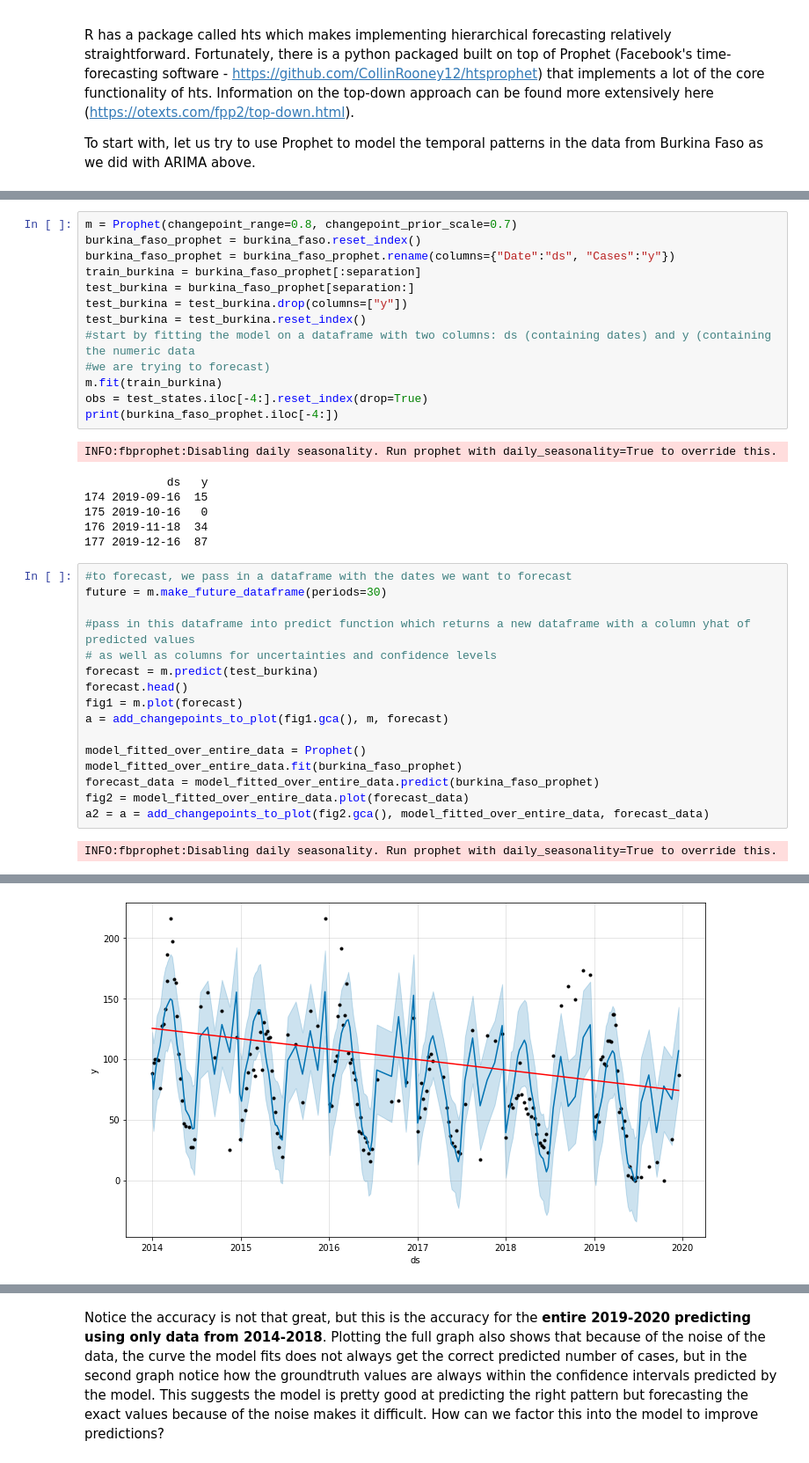
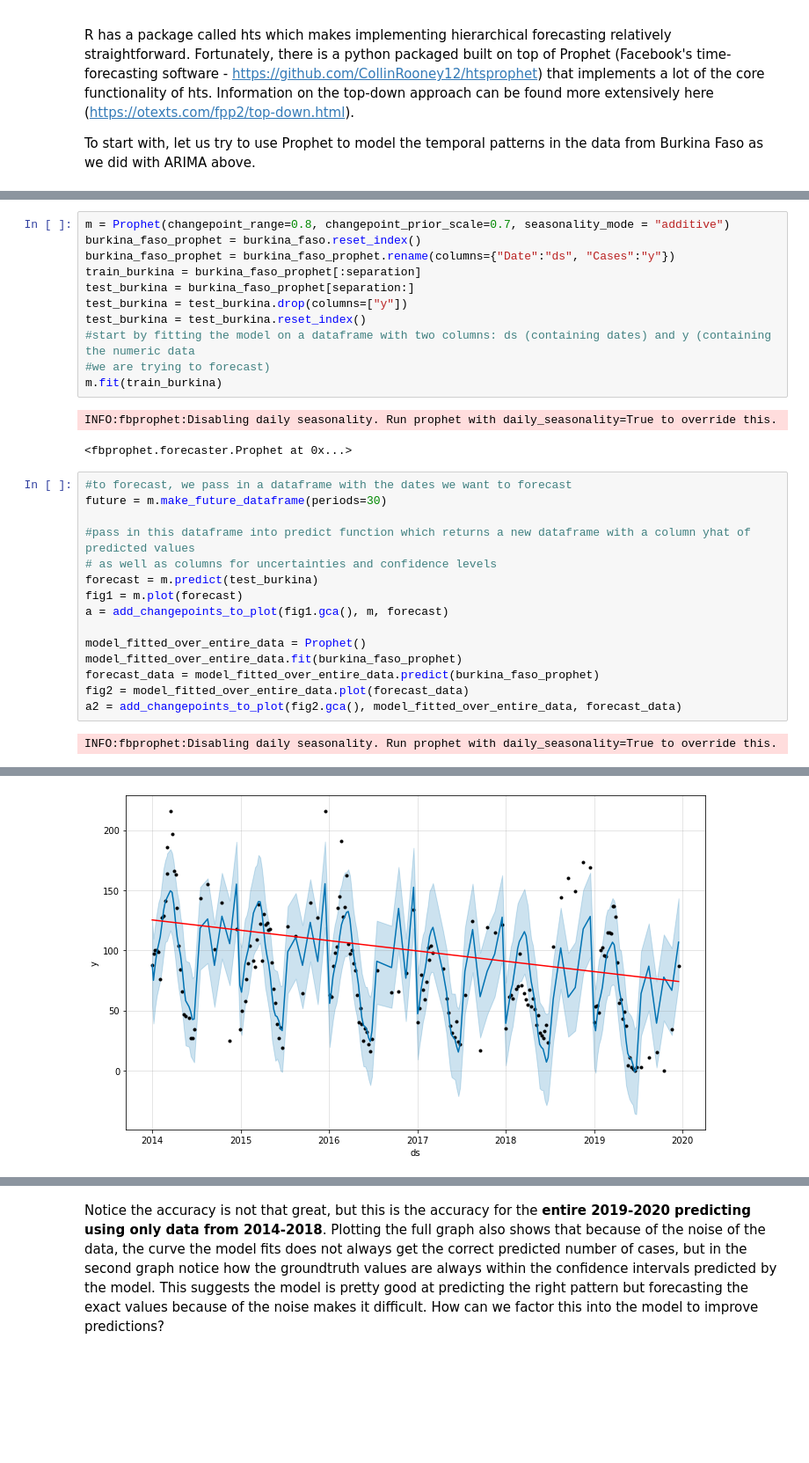
Before and after one commit to amirgamil/Meningitis-Analysis, a Jupyter notebook: Code/Autoregressive Models.ipynb, the cells around one changed output, grey strips where cells are left out. Shown: that part at 88% size. Drawn from its saved outputs; the diff is of its cells as text; blank space fills up the shorter version.

```diff
--- a/Code/Autoregressive Models.ipynb
+++ b/Code/Autoregressive Models.ipynb
@@ -338,5 +377,5 @@ To start with, let us try to use Prophet to model the temporal patterns in the d
 # %%
-m = Prophet(changepoint_range=0.8, changepoint_prior_scale=0.7)
+m = Prophet(changepoint_range=0.8, changepoint_prior_scale=0.7, seasonality_mode = "additive")
 burkina_faso_prophet = burkina_faso.reset_index()
 burkina_faso_prophet = burkina_faso_prophet.rename(columns={"Date":"ds", "Cases":"y"})
 train_burkina = burkina_faso_prophet[:separation]
@@ -346,34 +385,27 @@ test_burkina = test_burkina.reset_index()
 #start by fitting the model on a dataframe with two columns: ds (containing dates) and y (containing the numeric data
 #we are trying to forecast)
 m.fit(train_burkina)
-obs = test_states.iloc[-4:].reset_index(drop=True)
-print(burkina_faso_prophet.iloc[-4:])
 # %% [output]
 INFO:fbprophet:Disabling daily seasonality. Run prophet with daily_seasonality=True to override this.
-            ds   y
-174 2019-09-16  15
-175 2019-10-16   0
-176 2019-11-18  34
-177 2019-12-16  87
+<fbprophet.forecaster.Prophet at 0x...>
 # %%
 #to forecast, we pass in a dataframe with the dates we want to forecast
 future = m.make_future_dataframe(periods=30)
 
 #pass in this dataframe into predict function which returns a new dataframe with a column yhat of predicted values
 # as well as columns for uncertainties and confidence levels
 forecast = m.predict(test_burkina)
-forecast.head()
 fig1 = m.plot(forecast)
 a = add_changepoints_to_plot(fig1.gca(), m, forecast)
 
 model_fitted_over_entire_data = Prophet()
 model_fitted_over_entire_data.fit(burkina_faso_prophet)
 forecast_data = model_fitted_over_entire_data.predict(burkina_faso_prophet)
 fig2 = model_fitted_over_entire_data.plot(forecast_data)
-a2 = a = add_changepoints_to_plot(fig2.gca(), model_fitted_over_entire_data, forecast_data)
+a2 = add_changepoints_to_plot(fig2.gca(), model_fitted_over_entire_data, forecast_data)
 # %% [output]
 INFO:fbprophet:Disabling daily seasonality. Run prophet with daily_seasonality=True to override this.
 [figure]
-[figure, old version]
+[figure, new version]
 # %%
 #To check accuracy with the model
```
Also changed, not shown: parts of 8 cells of this notebook, 4 other files.
